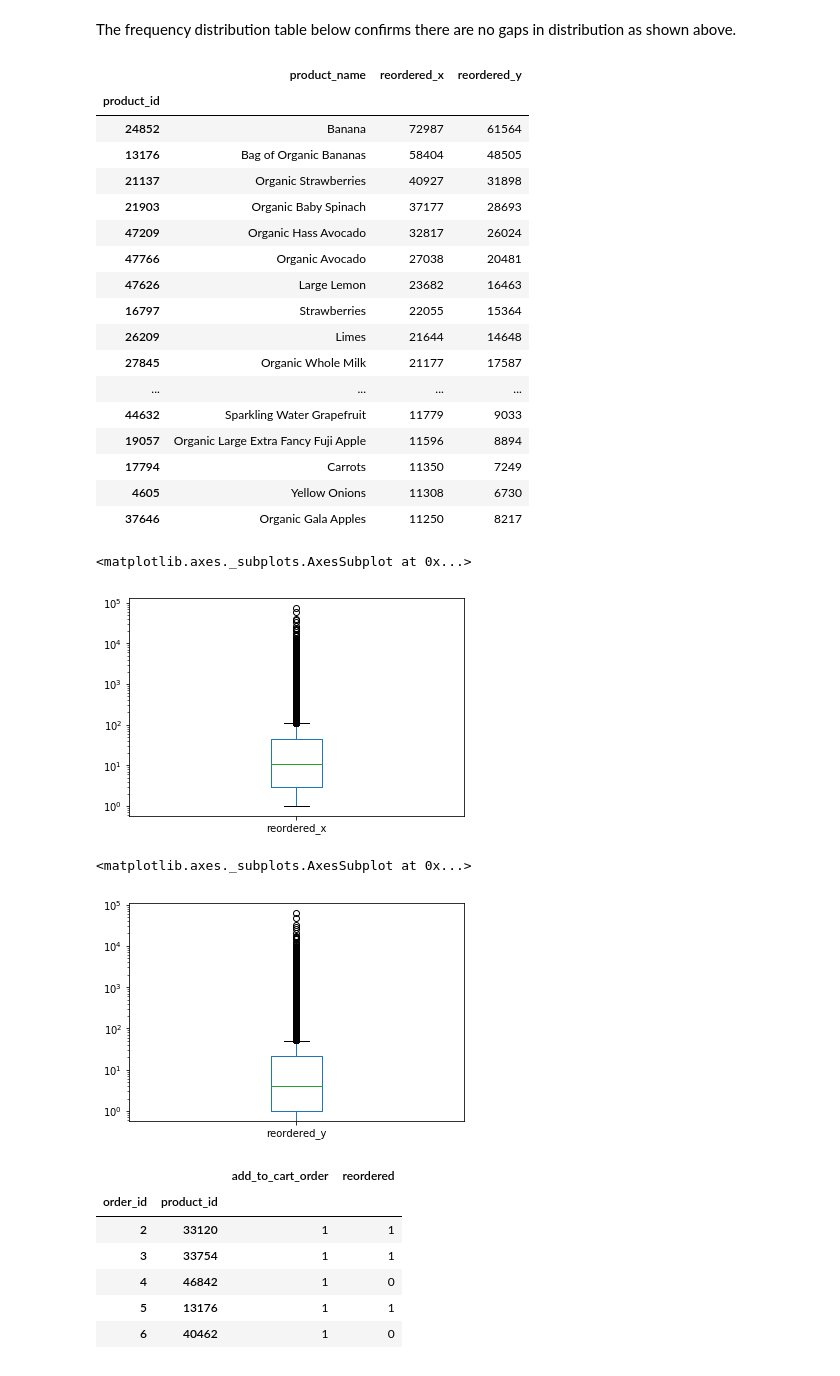
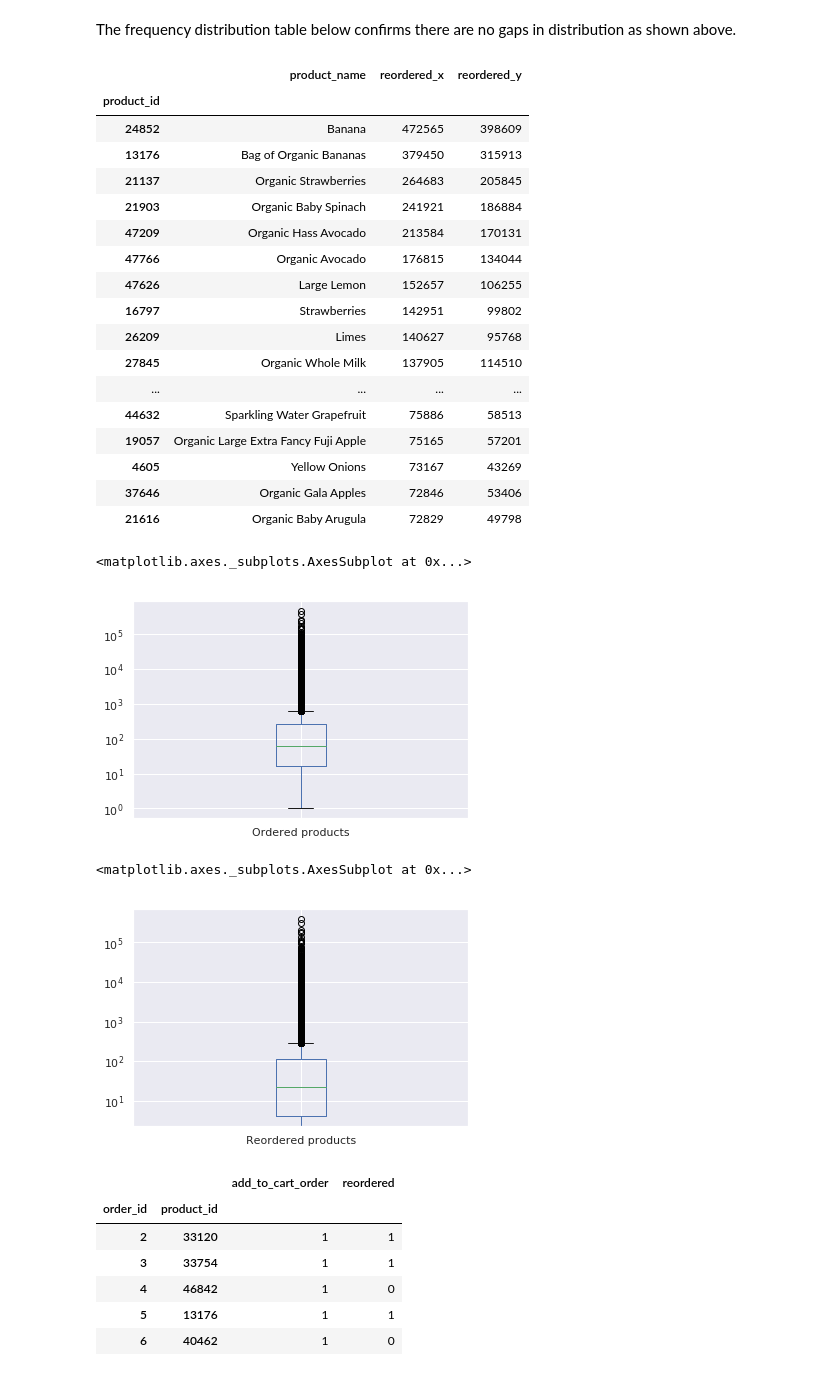
Before and after one commit to SDashev/Springboard-Capstone-1, a Jupyter notebook: insta_cart_1.ipynb, the cells around one changed output. Drawn from its saved outputs; the diff is of its cells as text; code cells hidden in the pictures.

```diff
--- a/insta_cart_1.ipynb
+++ b/insta_cart_1.ipynb
@@ -94,7 +112,7 @@ dtypes: int64(3)
 memory usage: 42.3 MB
 # %%
 # prior frame
-prior = pd.read_csv(str_prod_prior, nrows=1000000, index_col = ['order_id', 'product_id'])
+prior = pd.read_csv(str_prod_prior,  index_col = ['order_id', 'product_id'])
 prior.info()
 # %% [output]
 <class 'pandas.core.frame.DataFrame'>
@@ -333,44 +350,44 @@ orders_p['items_in_basket'] = last_item
 group_byuser = orders_p.groupby('user_id')['items_in_basket']
 # %%
 # most common orders
-most_products = fp_p_prior.groupby('product_id').count()['reordered']
-most_reorders = fp_p_prior.groupby('product_id').sum()['reordered']
+most_products = prior.groupby('product_id').count()['reordered']
+most_reorders = prior.groupby('product_id').sum()['reordered']
 
 most_products = pd.merge(left=most_products, right=most_reorders, left_on='product_id', right_on='product_id')
-most_products = pd.merge(left=fr_prod['product_name'], right=most_products, left_on='product_id', right_on='product_id')
+most_products = pd.merge(left=prod['product_name'], right=most_products, left_on='product_id', right_on='product_id')
 
 most_products.sort_values('reordered_x', inplace=True, ascending=False)
 most_products.head(30)
 # %% [output]
 |  | product_name | reordered_x | reordered_y |
 | product_id |  |  |  |
-| 24852 | Banana | 72987 | 61564 |
-| 13176 | Bag of Organic Bananas | 58404 | 48505 |
-| 21137 | Organic Strawberries | 40927 | 31898 |
-| 21903 | Organic Baby Spinach | 37177 | 28693 |
-| 47209 | Organic Hass Avocado | 32817 | 26024 |
-| 47766 | Organic Avocado | 27038 | 20481 |
-| 47626 | Large Lemon | 23682 | 16463 |
-| 16797 | Strawberries | 22055 | 15364 |
-| 26209 | Limes | 21644 | 14648 |
-| 27845 | Organic Whole Milk | 21177 | 17587 |
+| 24852 | Banana | 472565 | 398609 |
+| 13176 | Bag of Organic Bananas | 379450 | 315913 |
+| 21137 | Organic Strawberries | 264683 | 205845 |
+| 21903 | Organic Baby Spinach | 241921 | 186884 |
+| 47209 | Organic Hass Avocado | 213584 | 170131 |
+| 47766 | Organic Avocado | 176815 | 134044 |
+| 47626 | Large Lemon | 152657 | 106255 |
+| 16797 | Strawberries | 142951 | 99802 |
+| 26209 | Limes | 140627 | 95768 |
+| 27845 | Organic Whole Milk | 137905 | 114510 |
 | ... | ... | ... | ... |
-| 44632 | Sparkling Water Grapefruit | 11779 | 9033 |
-| 19057 | Organic Large Extra Fancy Fuji Apple | 11596 | 8894 |
-| 17794 | Carrots | 11350 | 7249 |
-| 4605 | Yellow Onions | 11308 | 6730 |
-| 37646 | Organic Gala Apples | 11250 | 8217 |
+| 44632 | Sparkling Water Grapefruit | 75886 | 58513 |
+| 19057 | Organic Large Extra Fancy Fuji Apple | 75165 | 57201 |
+| 4605 | Yellow Onions | 73167 | 43269 |
+| 37646 | Organic Gala Apples | 72846 | 53406 |
+| 21616 | Organic Baby Arugula | 72829 | 49798 |
 # %%
 # most ordered products box plot
-most_products.plot(kind='box', y='reordered_x', logy=True) # most commonly ordered products
+most_products.plot(kind='box', y='reordered_x', logy=True, label='Ordered products') # most commonly ordered products
 # %% [output]
 <matplotlib.axes._subplots.AxesSubplot at 0x...>
-[figure, old version]
+[figure, new version]
 # %%
 # most reordered products
-most_products.plot(kind='box', y='reordered_y', logy=True)
+most_products.plot(kind='box', y='reordered_y', logy=True, label='Reordered products')
 # %% [output]
 <matplotlib.axes._subplots.AxesSubplot at 0x...>
-[figure, old version]
+[figure, new version]
 # %%
 # which product was ordered first
```
Also changed, not shown: parts of 18 cells of this notebook.
